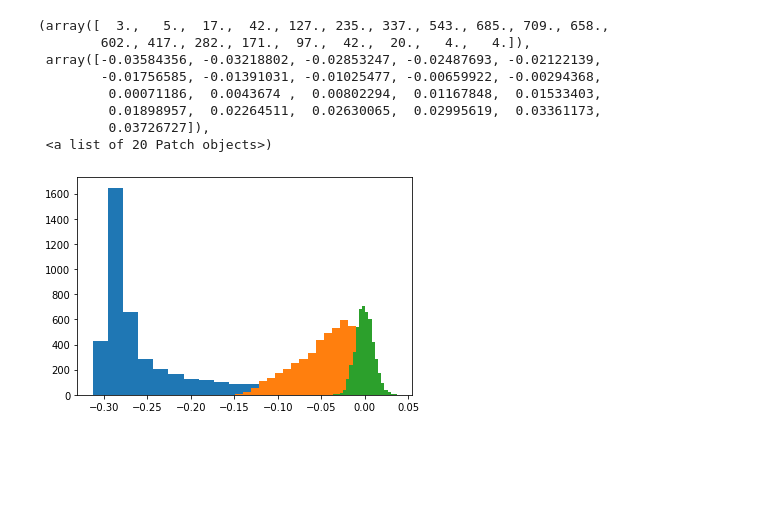
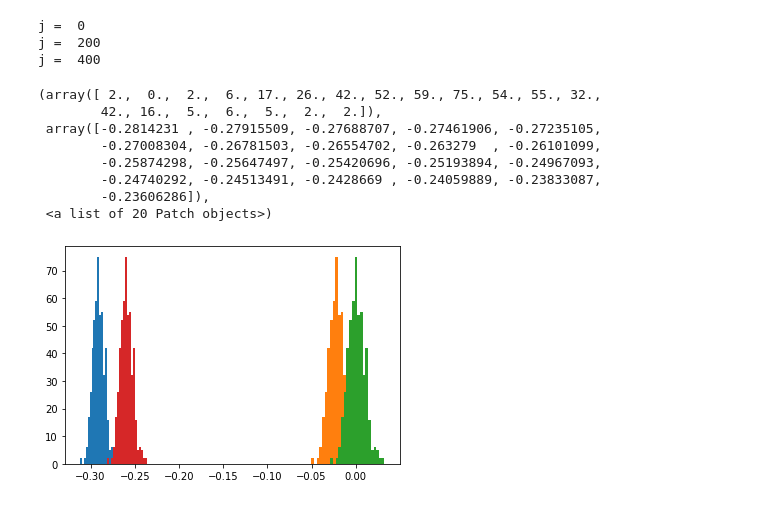
Before and after one commit to wdreames/phys341, a Jupyter notebook: JupyterNotebooks/P201L_Uncertainties.ipynb, the cells around one changed output. Saved outputs shown, nothing was run; the diff lists cells and outputs as text; code cells hidden in the pictures; blank space fills up the shorter version.

```diff
--- a/JupyterNotebooks/P201L_Uncertainties.ipynb
+++ b/JupyterNotebooks/P201L_Uncertainties.ipynb
@@ -1,6 +1,7 @@
 # %%
 import numpy as np
 import matplotlib.pyplot as plt
+%matplotlib inline
 
 g = 9.81 #m/s
 n = 5000
@@ -9,22 +10,40 @@ sd = []
 Q = []
 E = []
 Z = []
+EB = []
 
 sQ = []
 sE = []
 sZ = []
+sEB = []
 
-for j in range(5000):
-    b0 = np.random.random()*10. ; db = np.random.random()*b0*0.1
-    c0 = -np.random.random()*10.; dc = -np.random.random()*c0*0.1
 
-    D0 = b0**2-4*c0
+b0 = []
+c0 = []
+db = []
+dc = []
+
+for j in range(500):
+    if (j%200==0):
+        print ("j = ",j)
+    #b0.append(np.random.random()*10.)
+    b0.append(-20)
+    #db.append(np.random.random()*b0[j]*0.1)
+    #db.append(np.random.random()*b0[j]*0.05)
+    db.append(1)
+    #c0.append(-np.random.random()*10.)
+    c0.append(-20)
+    #dc.append(-np.random.random()*c0[j]*0.1)
+    #dc.append(-np.random.random()*c0[j]*0.05)
+    dc.append(1)
+
+    D0 = b0[j]**2-4*c0[j]
 
     # b0 is a negative number ( = 2v_0y/(-g) )
     # c0 is a negative number ( = 2(-Dy)/(-g) and Dy is negative)
-    x0 = 0.5*(b0+D0**(0.5))
+    x0 = 0.5*(-b0[j]+D0**(0.5))
+    vy = -g*b0[j]/2,
 
-    vy = g*b0/2,
     #db = 1. ; dc = 1.
     #print('For this run,               v_y was {:.3f} m/s'.format(g*b0/2))
     #print('                            Dy  was {:.3f} m'.format(-g*c0/2))
@@ -32,49 +51,61 @@ for j in range(5000):
     #print('================================================')
     #print('Uncertainty in b: {:.3f}'.format(db))
     #print('Uncertainty in c: {:.3f}'.format(dc))
+
     #Q is the "naiive sophisticated method (eqn 14)
-    Q.append(((2*(b0**2)-4*c0)*(db)**2+4*(dc)**2)/(4*D0))
+    Q.append(((2*(b0[j]**2)-4*c0[j])*(db[j])**2+4*(dc[j])**2)/(4*D0))
+
     #E is an empirical attempt to get better results (eqn 19)
-    E.append(((4*(b0**2)-4*c0)*(db)**2+4*(dc)**2)/(4*D0))
+    E.append(((4*(b0[j]**2)-4*c0[j])*(db[j])**2+4*(dc[j])**2)/(4*D0))
+
     #Z is the calculus-based result (eqn 18)
-    Z.append(((2*(b0**2)-4*c0+2*b0*D0**0.5)*(db)**2+4*(dc)**2)/(4*D0))
+    Z.append(((2*(b0[j]**2)-4*c0[j]-2*b0[j]*D0**0.5)*(db[j])**2+4*(dc[j])**2)/(4*D0))
+
+    #EB is the calculation of Brash
+    EB.append(((2*(b0[j]**2)-4*c0[j])*(db[j])**2+4*(dc[j])**2-4*b0[j]*db[j]*dc[j])/(4*D0))
+
     x = []
     for i in range(n):
-      b = np.random.normal(loc=b0,scale=db)
-      c = np.random.normal(loc=c0,scale=dc)
+      b = np.random.normal(loc=b0[j],scale=db[j])
+      c = np.random.normal(loc=c0[j],scale=dc[j])
       D = b**2-4*c
-      x.append(0.5*(b+D**0.5))
+      x.append(0.5*(-b+D**0.5))
 
     x = np.array(x)
     #plt.hist(x,bins=20)
     sd.append(np.std(x,ddof=1))
 
     sZ.append((Z[j]**0.5-sd[j])/sd[j])
     sE.append((E[j]**0.5-sd[j])/sd[j])
     sQ.append((Q[j]**0.5-sd[j])/sd[j])
+    sEB.append((EB[j]**0.5-sd[j])/sd[j])
 
     #print('Computation of dt based varying b and c was {:.3f}'.format(sd))
     #print('Z Calculation of uncertainty in t was       {:.3f} with error {:.3f}'
     #     .format(Z**0.5,(Z**0.5-sd)/sd))
     #print('E Calculation of uncertainty in t was       {:.3f} with error {:.3f}'
     #     .format(E**0.5,(E**0.5-sd)/sd))
     #print('Q Calculation of uncertainty in t was       {:.3f} with error {:.3f}'
     #     .format(Q**0.5,(Q**0.5-sd)/sd))
 
 ###TO DO:  Run each model many times and find the average (absolute) error
 ###        and standard deviation to verify my gut feeling of 25% for Q
 ###        and 5% for both E and Z.
 
 plt.hist(sQ,bins=20)
 plt.hist(sE,bins=20)
 plt.hist(sZ,bins=20)
+plt.hist(sEB,bins=20)
 # %% [output]
-(array([  3.,   5.,  17.,  42., 127., 235., 337., 543., 685., 709., 658.,
-        602., 417., 282., 171.,  97.,  42.,  20.,   4.,   4.]),
- array([-0.03584356, -0.03218802, -0.02853247, -0.02487693, -0.02122139,
-        -0.01756585, -0.01391031, -0.01025477, -0.00659922, -0.00294368,
-         0.00071186,  0.0043674 ,  0.00802294,  0.01167848,  0.01533403,
-         0.01898957,  0.02264511,  0.02630065,  0.02995619,  0.03361173,
-         0.03726727]),
- <a list of 20 Patch objects>)
+j =  0
+j =  200
+j =  400
+(array([ 2.,  0.,  2.,  6., 17., 26., 42., 52., 59., 75., 54., 55., 32.,
+        42., 16.,  5.,  6.,  5.,  2.,  2.]),
+ array([-0.2814231 , -0.27915509, -0.27688707, -0.27461906, -0.27235105,
+        -0.27008304, -0.26781503, -0.26554702, -0.263279  , -0.26101099,
+        -0.25874298, -0.25647497, -0.25420696, -0.25193894, -0.24967093,
+        -0.24740292, -0.24513491, -0.2428669 , -0.24059889, -0.23833087,
+        -0.23606286]),
+ <a list of 20 Patch objects>)
-[figure, old version]
+[figure, new version]
```
Also changed, not shown: parts of 12 cells of this notebook.
